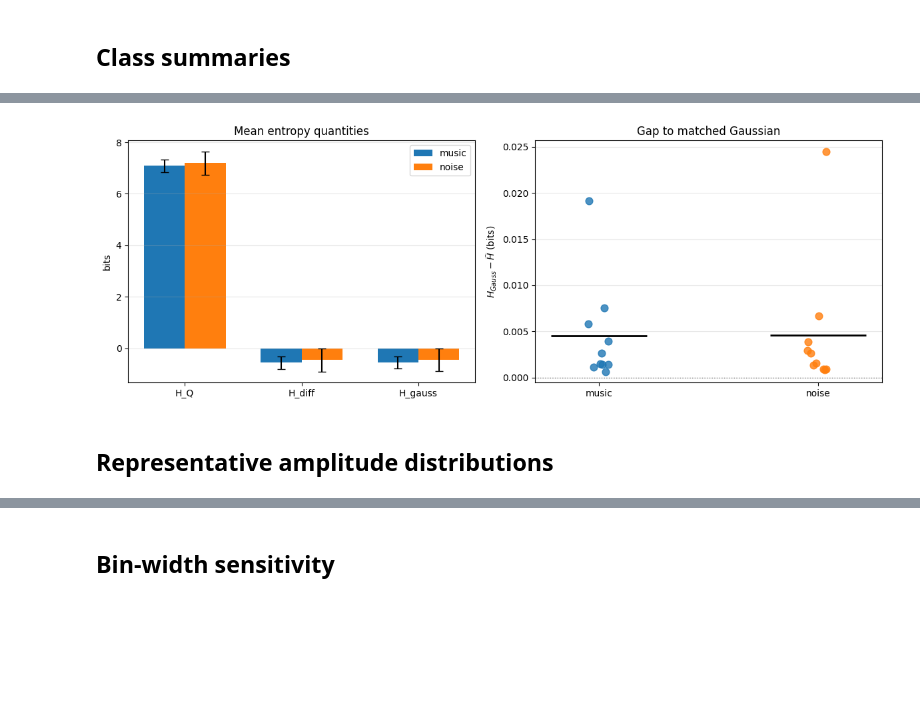
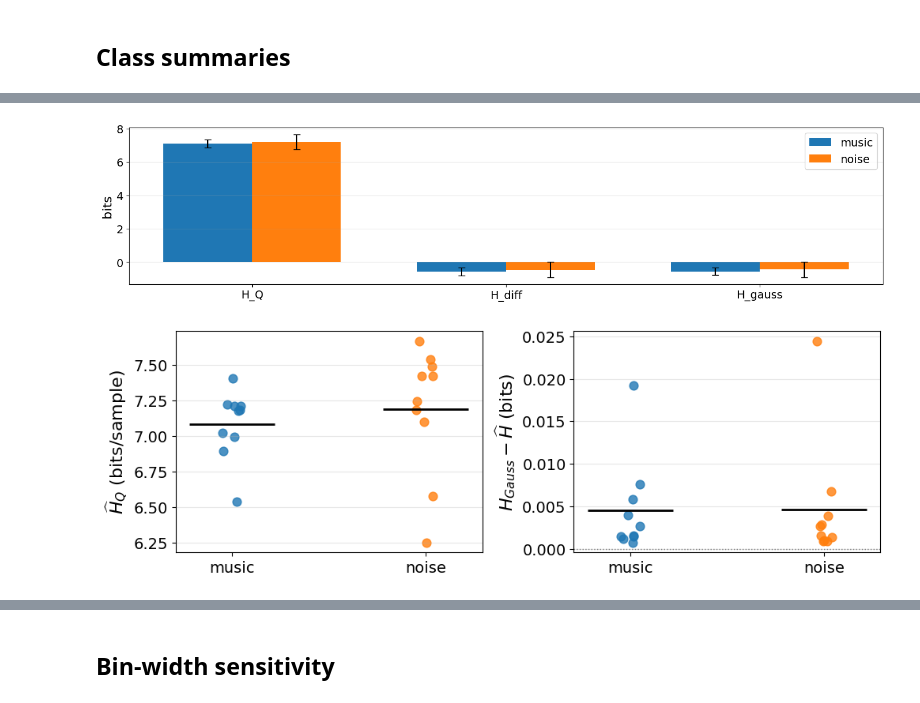
Before and after one commit to wakeupat4am/MATH4010--Advanced-Prob-Stat----Final-Project, a Jupyter notebook: Problem & Visualization/Problem 3/Problem_3.ipynb, the cells around one changed output, grey strips where cells are left out. Cells and saved outputs as stored; diff of their text form; code cells hidden in the pictures; blank space fills up the shorter version.

Commit message:
feat: update text size

```diff
--- a/Problem & Visualization/Problem 3/Problem_3.ipynb
+++ b/Problem & Visualization/Problem 3/Problem_3.ipynb
@@ -27,14 +27,12 @@ $$
 import os
 import glob
 import wave
-from statistics import NormalDist
-
 import numpy as np
 import pandas as pd
 import matplotlib.pyplot as plt
 
 # Use only the processed WAV dataset for Problem 3.
-DATA_DIR = os.path.abspath(os.path.join("..", "..", "Data", "q3", "processed"))
+DATA_DIR = os.path.abspath(os.path.join("..", "..", "Data", "q3"))
 assert os.path.isdir(DATA_DIR), f"Processed data dir not found: {DATA_DIR}"
 print("Reading WAV files from:", DATA_DIR)
 
@@ -42,4 +40,17 @@ print("Reading WAV files from:", DATA_DIR)
 DELTA = 0.005
 TARGET_SR = 16000
 RNG = np.random.default_rng(4010)
+
+# Shared plot text sizes.
+AXIS_LABEL_SIZE = 16
+TICK_LABEL_SIZE = 14
+LEGEND_SIZE = 14
+
+def style_axes(ax, legend=False):
+    """Apply shared axis, tick, and legend text sizes."""
+    ax.xaxis.label.set_size(AXIS_LABEL_SIZE)
+    ax.yaxis.label.set_size(AXIS_LABEL_SIZE)
+    ax.tick_params(axis="both", labelsize=TICK_LABEL_SIZE)
+    if legend:
+        ax.legend(fontsize=LEGEND_SIZE)
 # %% [output]
@@ -205,41 +212,56 @@ Music is not farther from Gaussian than noise under this amplitude-distribution
 # %%
-# Plot class-level entropy means and per-clip Gaussian gaps.
-fig, axes = plt.subplots(1, 2, figsize=(12, 4.4))
+# Plot class-level entropy means.
+fig, ax = plt.subplots(figsize=(14, 3.4))
 
-# Grouped bar chart for entropy quantities.
-ax = axes[0]
 metrics = ["H_Q", "H_diff", "H_gauss"]
 x = np.arange(len(metrics))
 width = 0.35
 for offset, cls in [(-width / 2, "music"), (width / 2, "noise")]:
     g = df[df["class"] == cls]
     ax.bar(x + offset, [g[m].mean() for m in metrics], width,
            yerr=[g[m].std() for m in metrics], capsize=4, label=cls)
 ax.set_xticks(x)
 ax.set_xticklabels(metrics)
 ax.set_ylabel("bits")
-ax.set_title("Mean entropy quantities")
 ax.grid(True, alpha=0.3, axis="y")
-ax.legend()
+style_axes(ax, legend=True)
 
-# Scatter plot for the Gaussian gap of each clip.
+plt.tight_layout()
+plt.show()
+
+# Plot per-clip entropy and Gaussian gap in one row.
+fig, axes = plt.subplots(1, 2, figsize=(10, 3.4))
+rng = np.random.default_rng(0)
+
+ax = axes[0]
+for i, cls in enumerate(["music", "noise"]):
+    g = df[df["class"] == cls]
+    entropy_values = g["H_Q"].to_numpy()
+    jitter = rng.uniform(-0.05, 0.05, size=len(entropy_values))
+    ax.scatter(np.full_like(entropy_values, i, dtype=float) + jitter,
+               entropy_values, s=60, alpha=0.8, label=cls)
+    ax.hlines(entropy_values.mean(), i - 0.22, i + 0.22, colors="black", linewidth=2)
+ax.set_xticks([0, 1])
+ax.set_xticklabels(["music", "noise"])
+ax.set_ylabel(r"$\widehat H_Q$ (bits/sample)")
+ax.grid(True, alpha=0.3, axis="y")
+style_axes(ax)
+
 ax = axes[1]
-rng = np.random.default_rng(0)
 for i, cls in enumerate(["music", "noise"]):
     gaps = df.loc[df["class"] == cls, "gap"].to_numpy()
     jitter = rng.uniform(-0.05, 0.05, size=len(gaps))
     ax.scatter(np.full_like(gaps, i, dtype=float) + jitter, gaps, s=60, alpha=0.8)
     ax.hlines(gaps.mean(), i - 0.22, i + 0.22, colors="black", linewidth=2)
 ax.set_xticks([0, 1])
 ax.set_xticklabels(["music", "noise"])
 ax.set_ylabel(r"$H_{Gauss} - \widehat H$ (bits)")
-ax.set_title("Gap to matched Gaussian")
 ax.axhline(0, color="gray", linestyle=":", linewidth=1)
 ax.grid(True, alpha=0.3, axis="y")
+style_axes(ax)
 
 plt.tight_layout()
 plt.show()
 # %% [output]
-[figure, old version]
+[figure, new version]
+[figure, added]
-# %% [markdown]
-## Representative amplitude distributions
```
Also changed, not shown: parts of 11 cells of this notebook.
